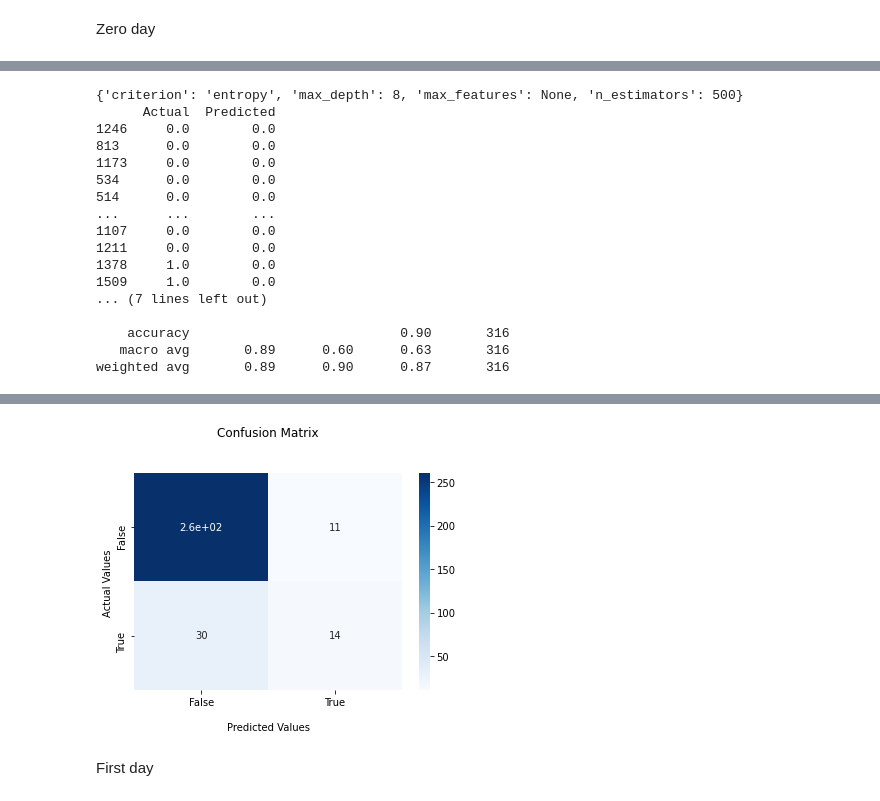
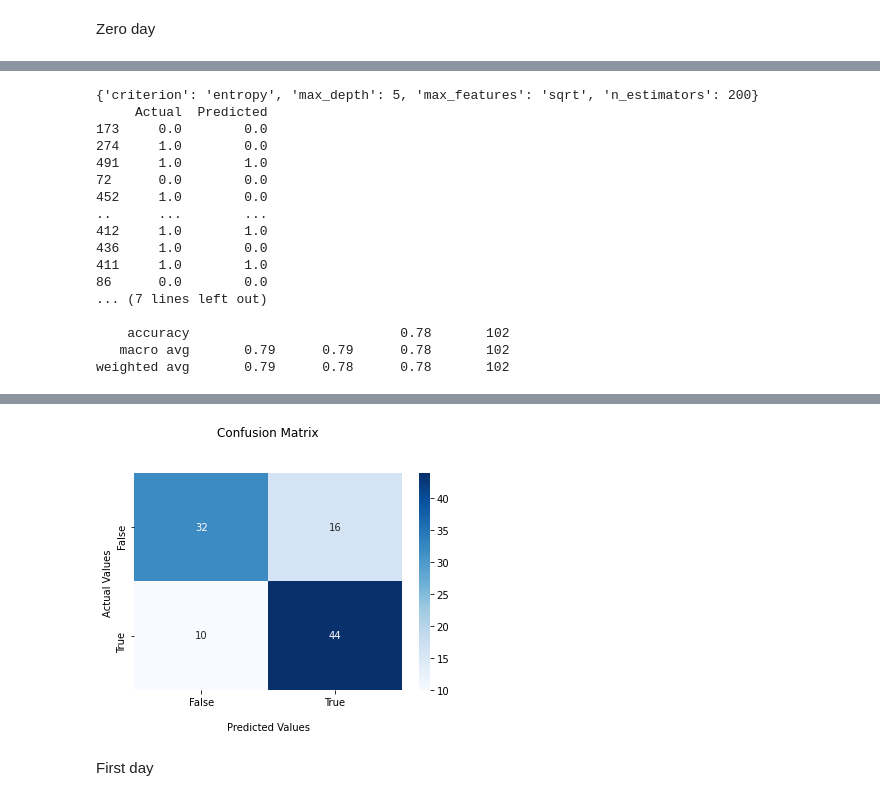
Before and after one commit to RusinDmitry/BSR, a Jupyter notebook: Scripts/Models.ipynb, the cells around one changed output, grey strips where cells are left out. Saved outputs shown, nothing was run; the diff lists cells and outputs as text; code cells hidden in the pictures.

```diff
--- a/Scripts/Models.ipynb
+++ b/Scripts/Models.ipynb
@@ -220,7 +224,7 @@ def Keras_model_function (X,y):
 
     target_names = ['class 0', 'class 1']
     print(classification_report(y_test, np.round(y_pred), target_names=target_names))
-
+    roc_plot(y_test,y_pred,'Logistic_model')
 
     ax = sns.heatmap(matrix, annot=True, cmap='Blues')
     ax.set_title('Confusion Matrix\n\n');
@@ -266,3 +274,4 @@ Zero day
 # %%
-y = knn_zero_day_data['DEATH']
-X = knn_zero_day_data.drop(columns = ['DEATH'])
+undersample = RandomUnderSampler(sampling_strategy='majority')
+X_under, y_under = undersample.fit_resample(X, y)
+print(Counter(y_under))
@@ -309,23 +390,23 @@ weighted avg       0.86      0.88      0.87       316
 # %%
-RF_model_function (X,y)
+RF_model_function (X_under, y_under)
 # %% [output]
-{'criterion': 'entropy', 'max_depth': 8, 'max_features': None, 'n_estimators': 500}
-      Actual  Predicted
-1246     0.0        0.0
-813      0.0        0.0
-1173     0.0        0.0
-534      0.0        0.0
-514      0.0        0.0
-...      ...        ...
-1107     0.0        0.0
-1211     0.0        0.0
-1378     1.0        0.0
-1509     1.0        0.0
+{'criterion': 'entropy', 'max_depth': 5, 'max_features': 'sqrt', 'n_estimators': 200}
+     Actual  Predicted
+173     0.0        0.0
+274     1.0        0.0
+491     1.0        1.0
+72      0.0        0.0
+452     1.0        0.0
+..      ...        ...
+412     1.0        1.0
+436     1.0        0.0
+411     1.0        1.0
+86      0.0        0.0
 ... (7 lines left out)
 
-    accuracy                           0.90       316
-   macro avg       0.89      0.60      0.63       316
-weighted avg       0.89      0.90      0.87       316
+    accuracy                           0.78       102
+   macro avg       0.79      0.79      0.78       102
+weighted avg       0.79      0.78      0.78       102
 # %%
-Keras_model_function (X,y)
+Keras_model_function (X_under, y_under)
 # %% [output]
@@ -349,4 +430,4 @@ weighted avg       0.85      0.87      0.85       316
-[figure, old version]
+[figure, new version]
 # %% [markdown]
 First day
 # %%
```
Also changed, not shown: parts of 24 cells of this notebook, 11 other files.
